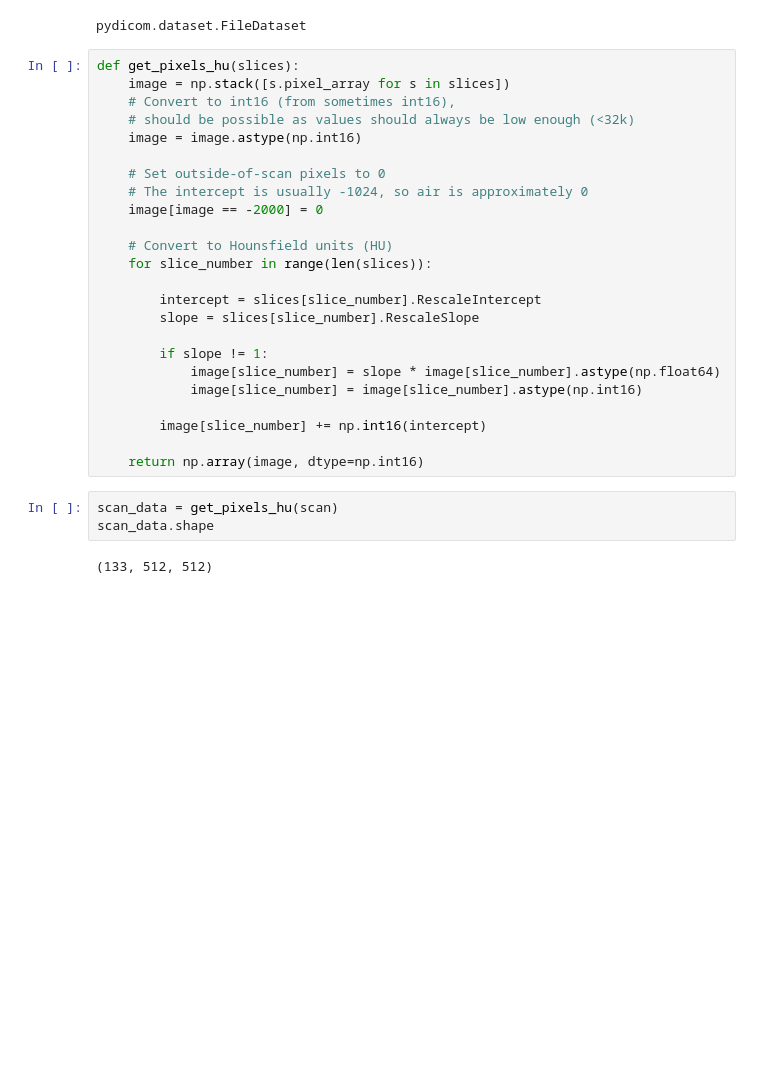
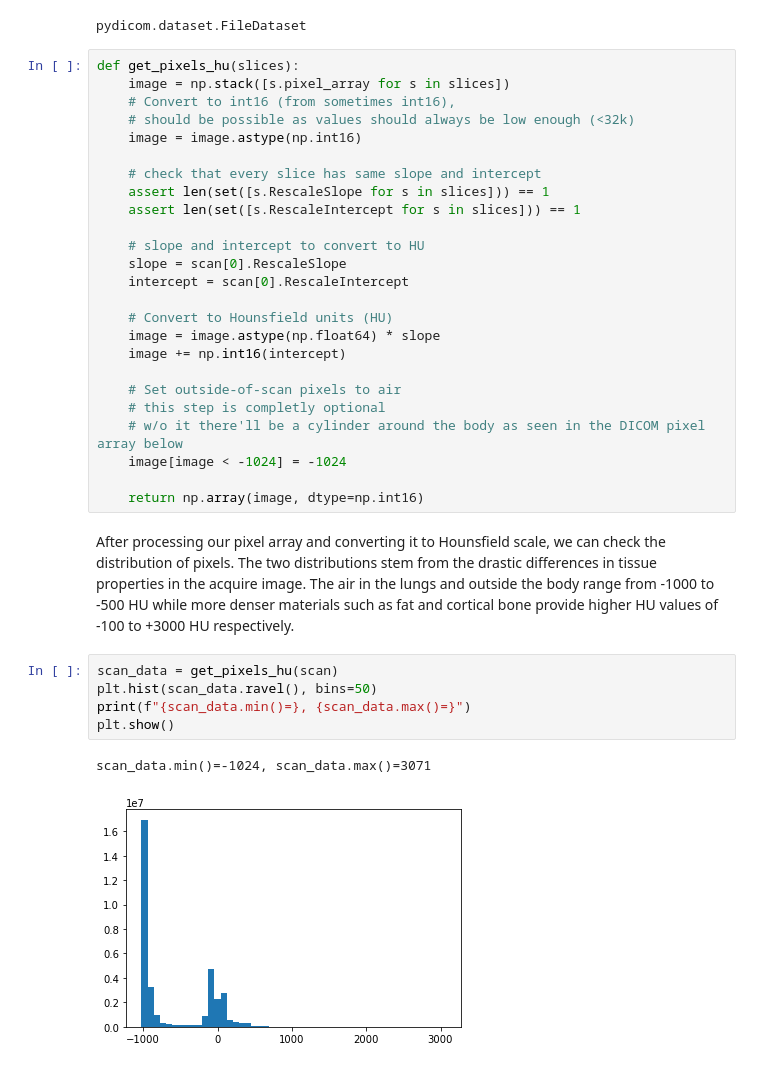
Before and after one commit to evandros-ks/fastblog, a Jupyter notebook: _notebooks/2022-01-24-Medical_Image_Preprocessing.ipynb, the cells around one changed output. Cells and saved outputs as stored; diff of their text form; blank space fills up the shorter version.

```diff
--- a/_notebooks/2022-01-24-Medical_Image_Preprocessing.ipynb
+++ b/_notebooks/2022-01-24-Medical_Image_Preprocessing.ipynb
@@ -112,25 +116,31 @@ def get_pixels_hu(slices):
     # should be possible as values should always be low enough (<32k)
     image = image.astype(np.int16)
 
-    # Set outside-of-scan pixels to 0
-    # The intercept is usually -1024, so air is approximately 0
-    image[image == -2000] = 0
+    # check that every slice has same slope and intercept
+    assert len(set([s.RescaleSlope for s in slices])) == 1
+    assert len(set([s.RescaleIntercept for s in slices])) == 1
+
+    # slope and intercept to convert to HU
+    slope = scan[0].RescaleSlope
+    intercept = scan[0].RescaleIntercept
 
     # Convert to Hounsfield units (HU)
-    for slice_number in range(len(slices)):
+    image = image.astype(np.float64) * slope
+    image += np.int16(intercept)
 
-        intercept = slices[slice_number].RescaleIntercept
-        slope = slices[slice_number].RescaleSlope
-
-        if slope != 1:
-            image[slice_number] = slope * image[slice_number].astype(np.float64)
-            image[slice_number] = image[slice_number].astype(np.int16)
-
-        image[slice_number] += np.int16(intercept)
+    # Set outside-of-scan pixels to air
+    # this step is completly optional
+    # w/o it there'll be a cylinder around the body as seen in the DICOM pixel array below
+    image[image < -1024] = -1024
 
     return np.array(image, dtype=np.int16)
-# %%
-scan_data = get_pixels_hu(scan)
-scan_data.shape
-# %% [output]
-(133, 512, 512)
+# %% [markdown]
+After processing our pixel array and converting it to Hounsfield scale, we can check the distribution of pixels. The two distributions stem from the drastic differences in tissue properties in the acquire image. The air in the lungs and outside the body range from -1000 to -500 HU while more denser materials such as fat and cortical bone provide higher HU values of -100 to +3000 HU respectively.
+# %%
+scan_data = get_pixels_hu(scan)
+plt.hist(scan_data.ravel(), bins=50)
+print(f"{scan_data.min()=}, {scan_data.max()=}")
+plt.show()
+# %% [output]
+scan_data.min()=-1024, scan_data.max()=3071
+[figure, added]
```
Also changed, not shown: parts of 10 cells of this notebook.
